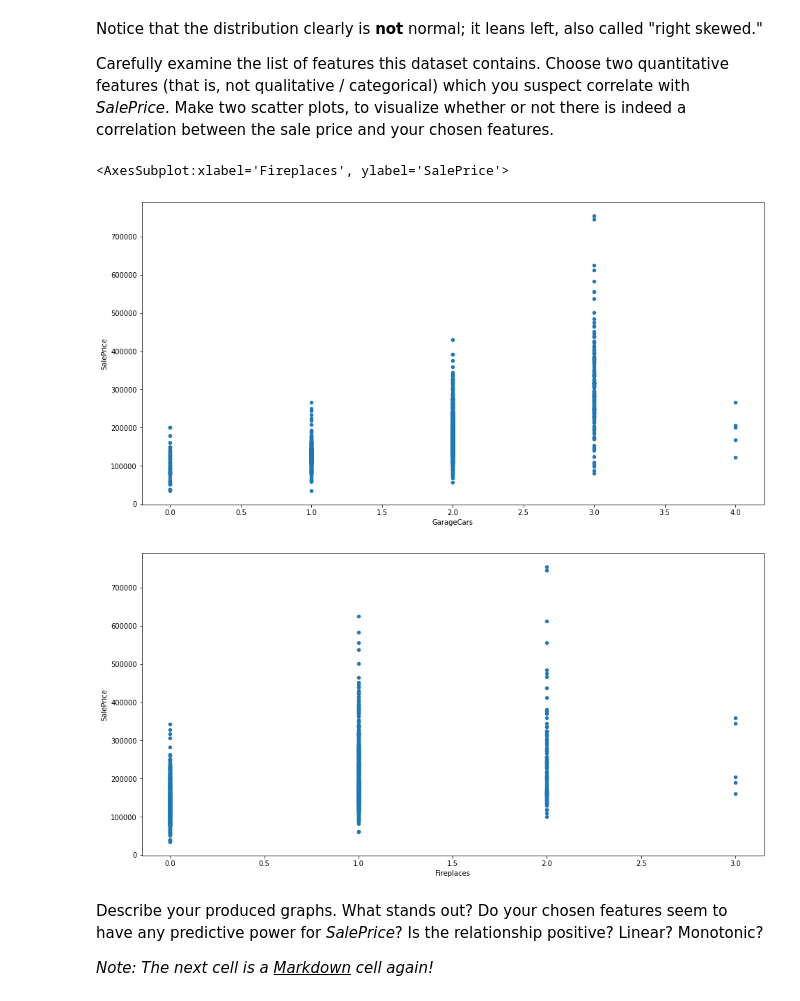
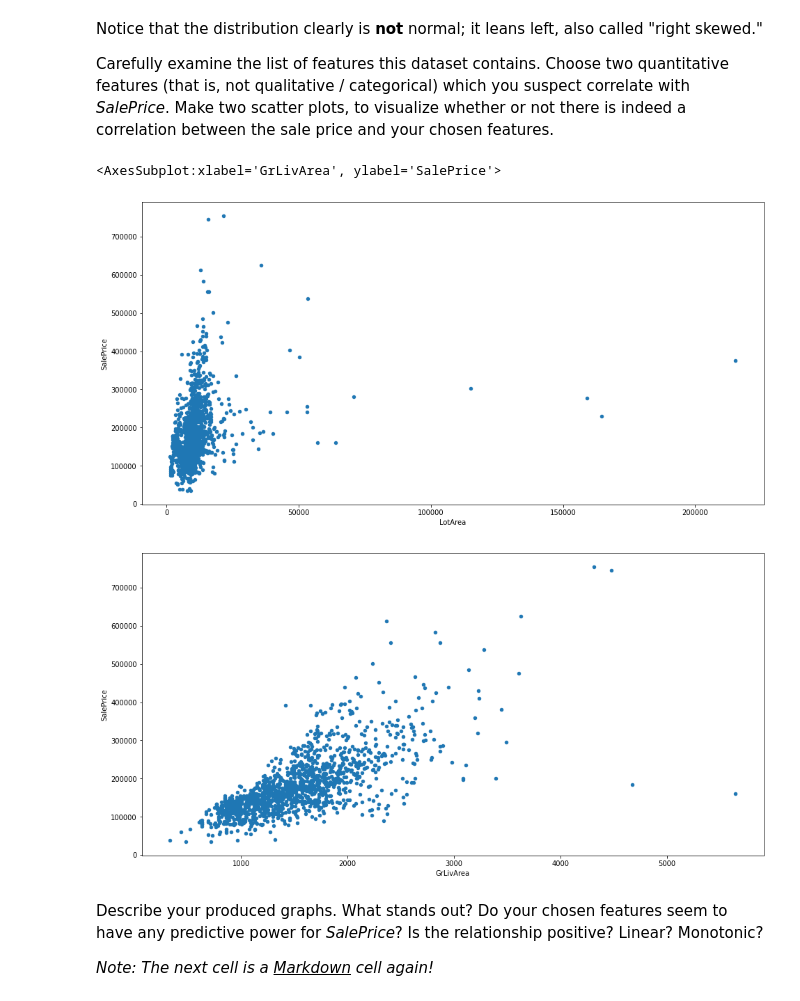
Before and after one commit to bang-a-coder/project-datascience101, a Jupyter notebook: Data Science 101-2.ipynb, the cells around one changed output. Cells and saved outputs as stored; diff of their text form; code cells hidden in the pictures.

```diff
--- a/Data Science 101-2.ipynb
+++ b/Data Science 101-2.ipynb
@@ -213,13 +228,13 @@ Notice that the distribution clearly is <b>not</b> normal; it leans left, also c
 Carefully examine the list of features this dataset contains. Choose two quantitative features (that is, not qualitative / categorical) which you suspect correlate with <i>SalePrice</i>. Make two scatter plots, to visualize whether or not there is indeed a correlation between the sale price and your chosen features.
 # %%
 # Plot SalePrice versus two other quantitative features, in separate scatter plots
-housePricesDF.plot.scatter(y='SalePrice', x='GarageCars')
+housePricesDF.plot.scatter(y='SalePrice', x='LotArea')
 
-housePricesDF.plot.scatter(y='SalePrice', x='Fireplaces')
+housePricesDF.plot.scatter(y='SalePrice', x='GrLivArea')
 # %% [output]
-<AxesSubplot:xlabel='Fireplaces', ylabel='SalePrice'>
+<AxesSubplot:xlabel='GrLivArea', ylabel='SalePrice'>
-[figure, old version]
+[figure, new version]
-[figure, old version]
+[figure, new version]
 # %% [markdown]
 Describe your produced graphs. What stands out? Do your chosen features seem to have any predictive power for <i>SalePrice</i>? Is the relationship positive? Linear? Monotonic?
 
```
Also changed, not shown: parts of 7 cells of this notebook.
